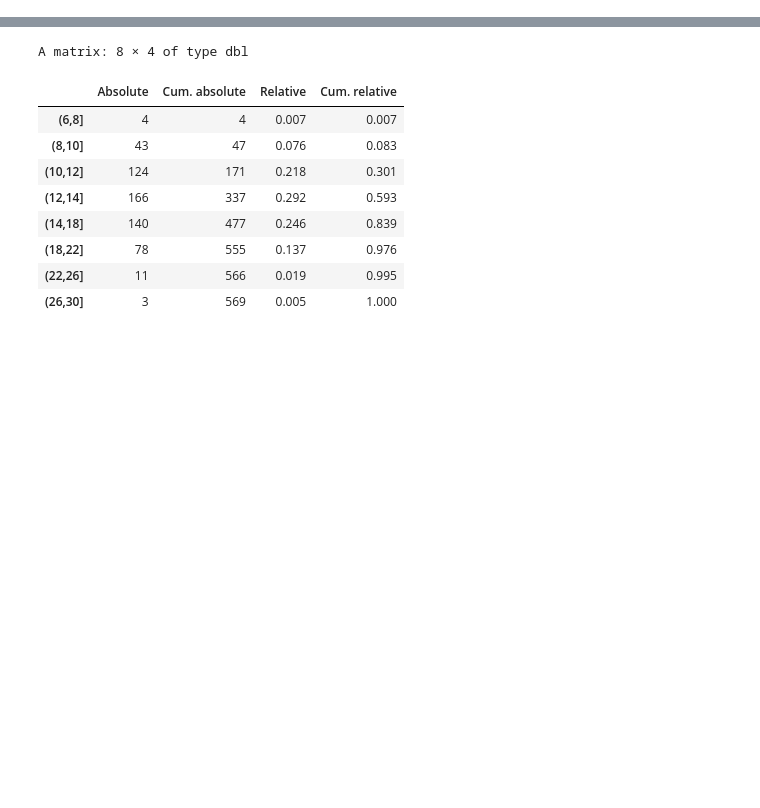
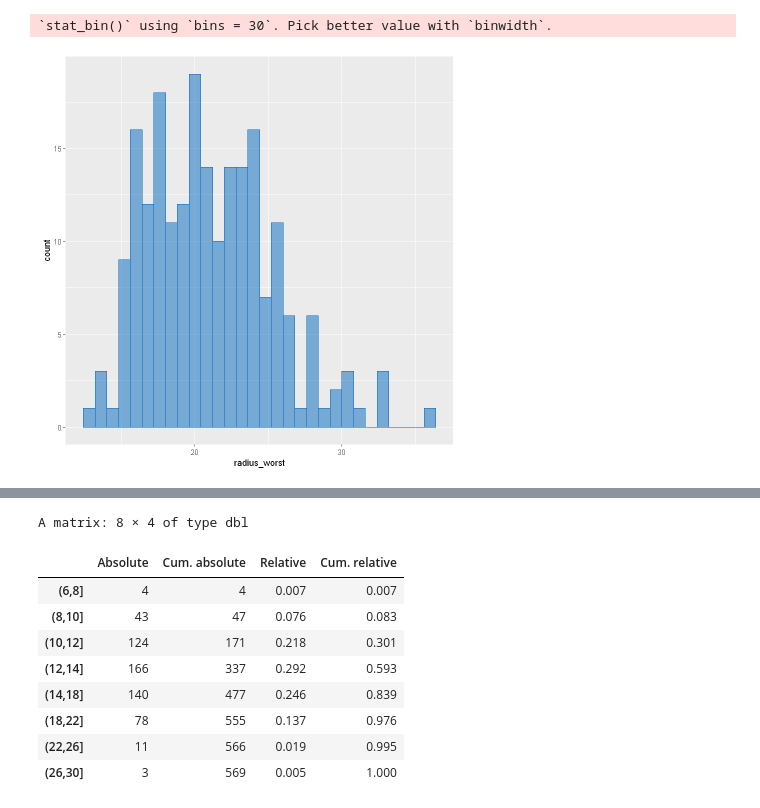
Before and after one commit to sineblia/probability-and-statistics-project, a Jupyter notebook: ec.ds.JN.Tests.ipynb, the cells around one changed output, grey strips where cells are left out. Saved outputs shown, nothing was run; the diff lists cells and outputs as text; code cells hidden in the pictures; blank space fills up the shorter version.

```diff
--- a/ec.ds.JN.Tests.ipynb
+++ b/ec.ds.JN.Tests.ipynb
@@ -20,2 +55,8 @@ bdf <- df[df$diagnosis == "B", ]
+# %%
+ggplot(mdf, aes(x=radius_worst))+
+  geom_histogram(alpha=0.5, color="#0468BF", fill="#0468BF")
+# %% [output]
+`stat_bin()` using `bins = 30`. Pick better value with `binwidth`.
+[figure, added]
 # %%
 par(mfrow = c(1,1))
```
Also changed, not shown: parts of 17 cells of this notebook.
